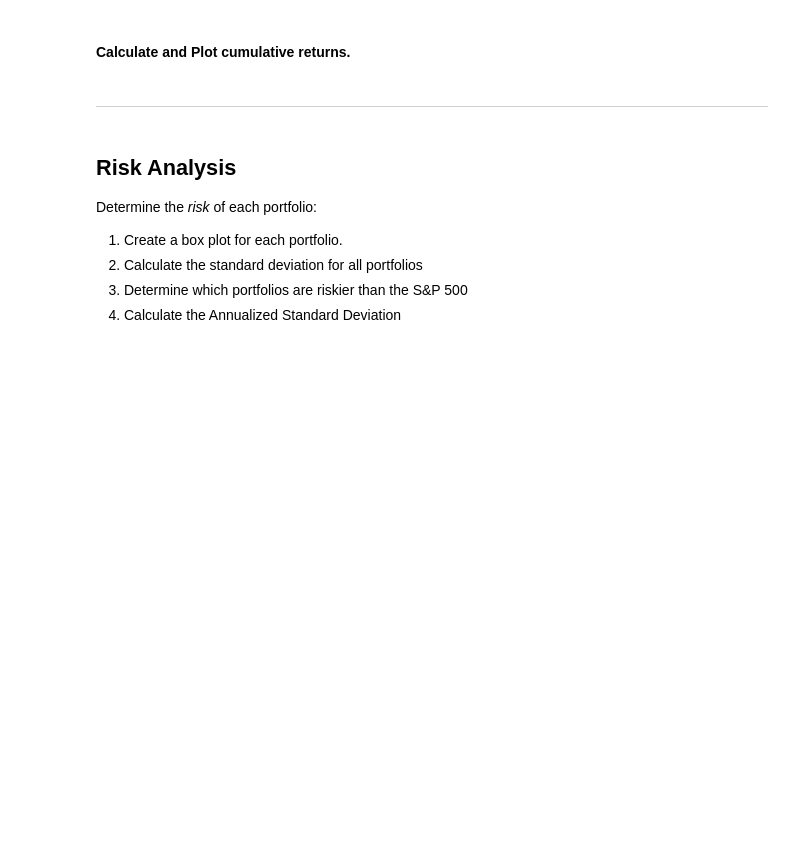
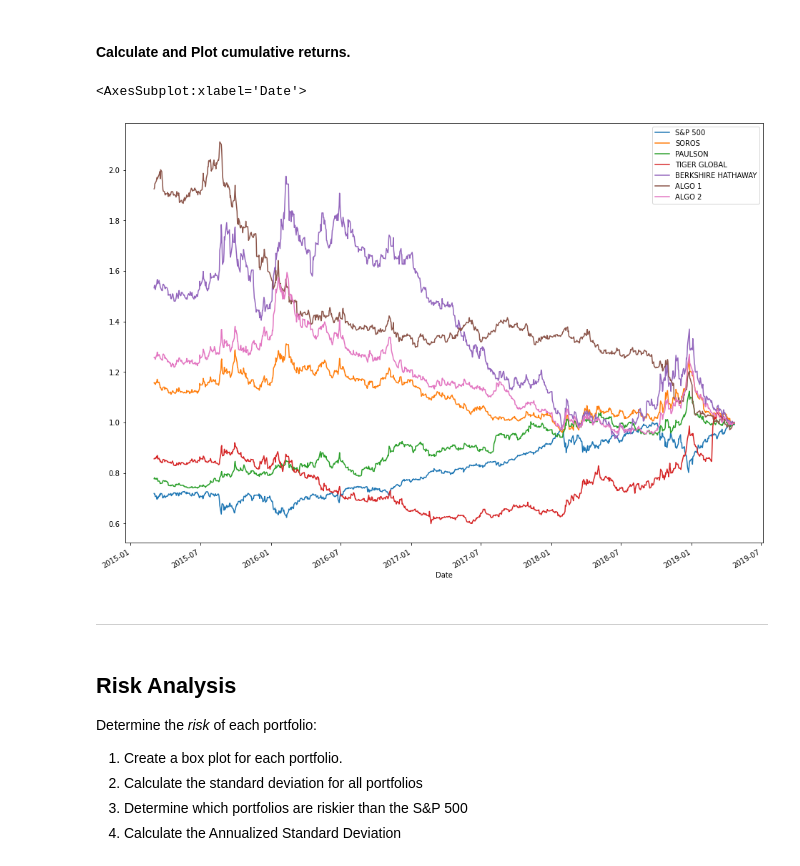
Before and after one commit to a-altman/Whale-Portfolio-Analysis, a Jupyter notebook: whale_analysis.ipynb, the cells around one changed output. Drawn from its saved outputs; the diff is of its cells as text; code cells hidden in the pictures; blank space fills up the shorter version.

```diff
--- a/whale_analysis.ipynb
+++ b/whale_analysis.ipynb
@@ -198,8 +212,12 @@ In this section, you will calculate and visualize performance and risk metrics f
 #### Calculate and Plot cumulative returns.
 # %%
 # Calculate cumulative returns of all portfolios
-
+cumulative_returns = (1 + daily_returns).cumprod()
 # Plot cumulative returns
+cumulative_returns.plot(figsize=(16,12))
+# %% [output]
+<AxesSubplot:xlabel='Date'>
+[figure, added]
 # %% [markdown]
 ---
 # %% [markdown]
```
Also changed, not shown: parts of 8 cells of this notebook.
